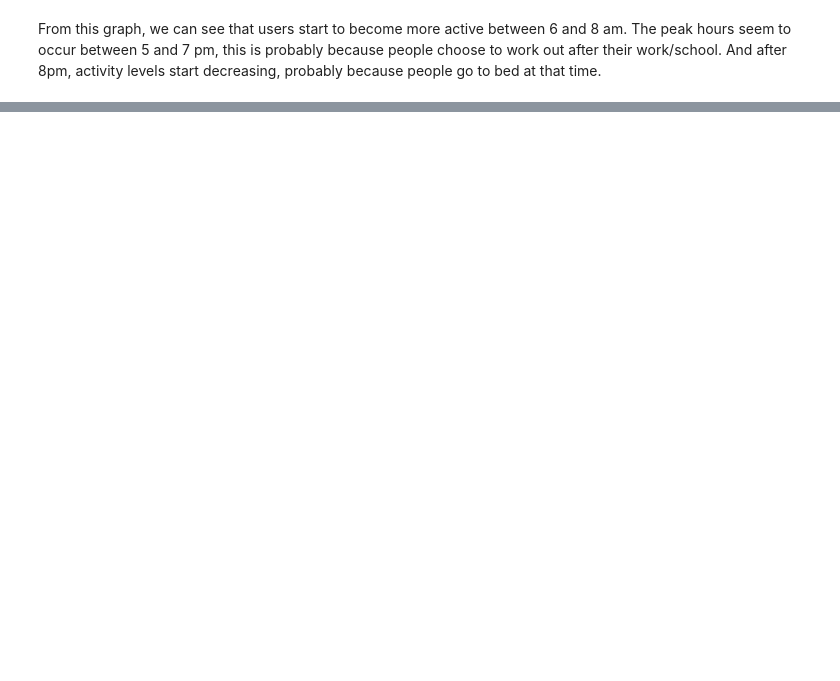
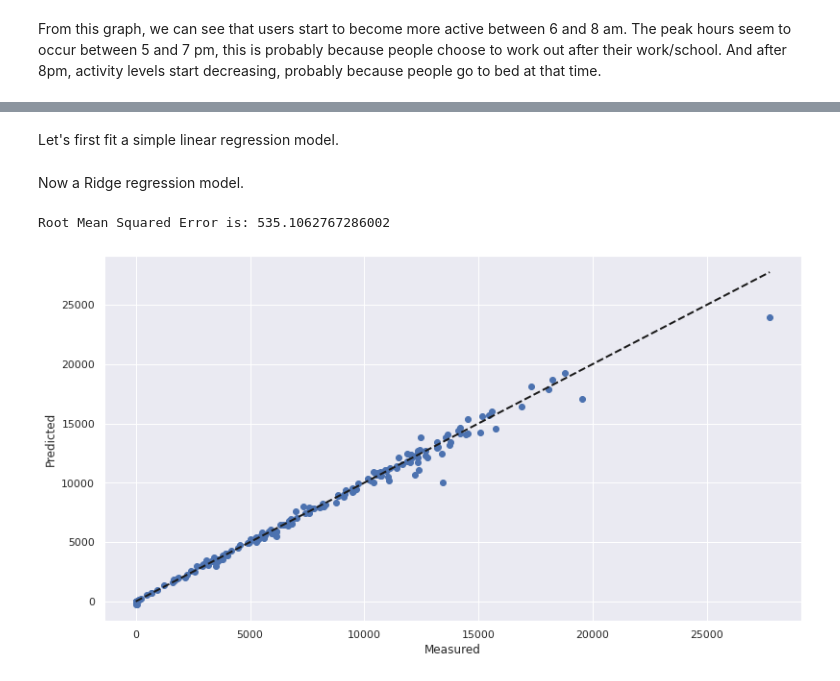
Before and after one commit to onderakacik/FitbitAnalysis, a Jupyter notebook: Final_Project.ipynb, the cells around one changed output, grey strips where cells are left out. Drawn from its saved outputs; the diff is of its cells as text; code cells hidden in the pictures; blank space fills up the shorter version.

Commit message:
add predictions for step count

```diff
--- a/Final_Project.ipynb
+++ b/Final_Project.ipynb
@@ -688,0 +643,4 @@ From these two plots, we see that users seem less motivated to work out on Sunda
+# %%
+df = df.drop(columns = ['Id', 'ActivityDate', 'TrackerDistance', 'LoggedActivitiesDistance', 'IsWeekend', 'UsedAllDay'])
+
+df.head()
@@ -688,0 +654,7 @@ From these two plots, we see that users seem less motivated to work out on Sunda
+# %%
+X = df[df.columns[~df.columns.isin(['TotalSteps'])]]  # input
+y = df["TotalSteps"]  # output
+
+X_train, X_test, y_train, y_test = train_test_split(X, y, test_size = 0.2)
+# %% [markdown]
+Let's first fit a simple linear regression model.
@@ -688,0 +686,37 @@ From these two plots, we see that users seem less motivated to work out on Sunda
+# %% [markdown]
+Now a Ridge regression model.
+# %%
+from sklearn.preprocessing import StandardScaler
+from sklearn.linear_model import Ridge
+from sklearn.pipeline import Pipeline
+from sklearn.model_selection import GridSearchCV
+from sklearn.model_selection import RepeatedKFold
+
+steps = [
+  ('poly', PolynomialFeatures(degree=2)),
+  ('scalar', StandardScaler()),
+  ('ridge', Ridge())
+]
+
+ridge_params = {'ridge__alpha': np.linspace(0, 1, 100)}
+cv = RepeatedKFold(n_splits=10, n_repeats=3, random_state=1)
+
+#Fitting a Ridge regression Model to the data
+ridge_pipe = Pipeline(steps)
+grid_search = GridSearchCV(ridge_pipe, ridge_params, cv=cv)
+best = grid_search.fit(X_train, y_train).best_estimator_
+
+#Prediction
+y_pred = best.predict(X_test)
+
+print("Root Mean Squared Error is: " + str(mean_squared_error(y_test, y_pred, squared=False)))
+
+fig, ax = plt.subplots()
+ax.scatter(y_test, y_pred)
+ax.plot([y_test.min(), y_test.max()], [y_test.min(), y_test.max()], 'k--', lw=2)
+ax.set_xlabel('Measured')
+ax.set_ylabel('Predicted')
+plt.show()
+# %% [output]
+Root Mean Squared Error is: 535.1062767286002
+[figure, added]
```
Also changed, not shown: parts of 25 cells of this notebook.
